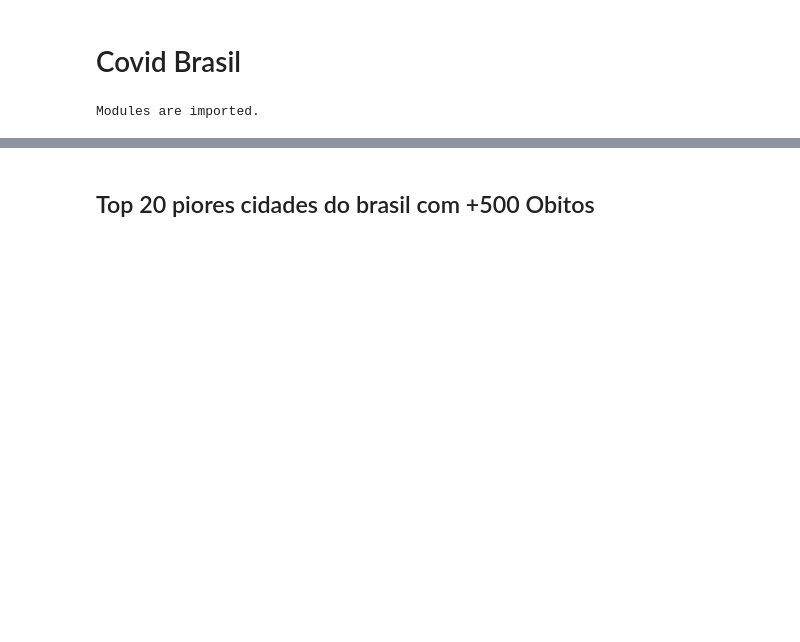
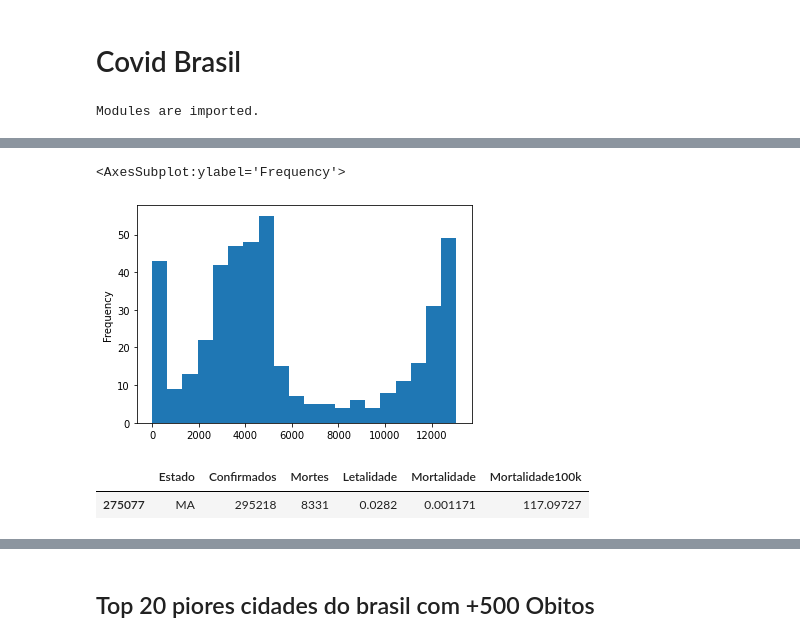
Before and after one commit to giuice/DataSciencePath, a Jupyter notebook: covid-giu.ipynb, the cells around one changed output, grey strips where cells are left out. Cells and saved outputs as stored; diff of their text form; code cells hidden in the pictures; blank space fills up the shorter version.

```diff
--- a/covid-giu.ipynb
+++ b/covid-giu.ipynb
@@ -64,5 +67,18 @@ df_cities.drop(df_cities[df_cities['city'] == 'Importados/Indefinidos'].index, i
 # %%
 df_states.columns = ['Estado', 'Confirmados', 'Mortes', 'Letalidade','Mortalidade', 'Mortalidade100k']
 df_cities.columns = ['Cidade', 'Estado', 'Confirmados', 'Mortes', 'Letalidade','Mortalidade', 'Mortalidade100k']
+# %%
+df[(df.place_type=='state') &(df.state == 'AM')].sort_values('date').set_index('date')['deaths'].plot(
+    kind='hist',
+    bins=20,
+    title='')
+# %% [output]
+<AxesSubplot:ylabel='Frequency'>
+[figure, added]
+# %%
+df_states[df_states['Estado'] == 'MA']
+# %% [output]
+|  | Estado | Confirmados | Mortes | Letalidade | Mortalidade | Mortalidade100k |
+| 275077 | MA | 295218 | 8331 | 0.0282 | 0.001171 | 117.09727 |
 # %%
 #df_cities.sort_values('Letalidade',ascending=False).head()
```
Also changed, not shown: parts of 20 cells of this notebook, 5 other files.
